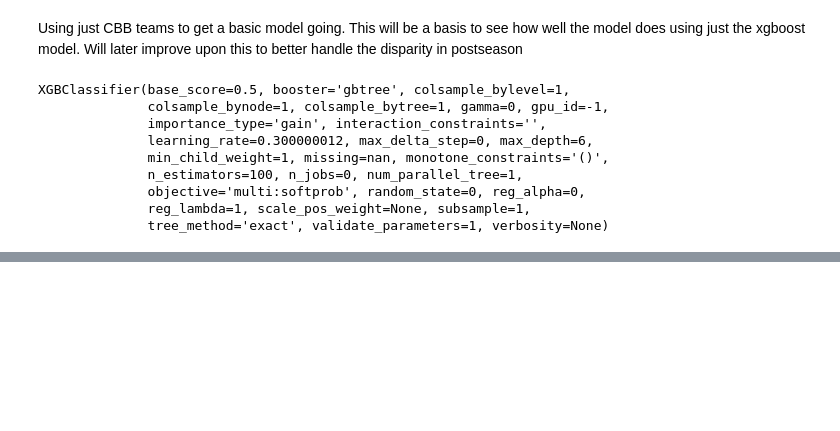
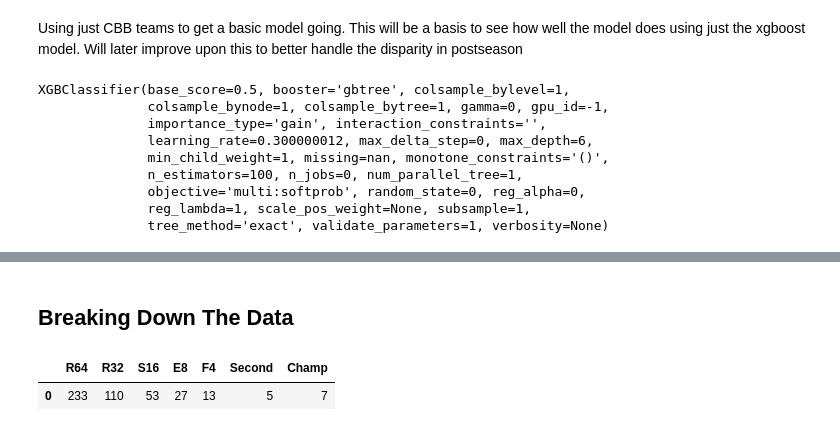
Before and after one commit to Ahila700/College_basketball_analysis, a Jupyter notebook: Modeling.ipynb, the cells around one changed output, grey strips where cells are left out. Cells and saved outputs as stored; diff of their text form; code cells hidden in the pictures; blank space fills up the shorter version.

```diff
--- a/Modeling.ipynb
+++ b/Modeling.ipynb
@@ -110,0 +133,2 @@ accuracy_score(y_test, xgb_pred)
+# %% [markdown]
+## Breaking Down The Data
@@ -110,0 +141,13 @@ accuracy_score(y_test, xgb_pred)
+# %%
+pd.read_sql("""SELECT
+               SUM(CASE WHEN Predicted_Finish = 'Round_of_64' THEN 1 ELSE 0 END) as R64,
+               SUM(CASE WHEN Predicted_Finish = 'Round_of_32' THEN 1 ELSE 0 END) as R32,
+               SUM(CASE WHEN Predicted_Finish = 'Sweet_16' THEN 1 ELSE 0 END) as S16,
+               SUM(CASE WHEN Predicted_Finish = 'Elite_8' THEN 1 ELSE 0 END) as E8,
+               SUM(CASE WHEN Predicted_Finish = 'Final_4' THEN 1 ELSE 0 END) as F4,
+               SUM(CASE WHEN Predicted_Finish = 'Second_Place' THEN 1 ELSE 0 END) as Second,
+               SUM(CASE WHEN Predicted_Finish = 'Champion' THEN 1 ELSE 0 END) as Champ
+               FROM model1""",con)
+# %% [output]
+|  | R64 | R32 | S16 | E8 | F4 | Second | Champ |
+| 0 | 233 | 110 | 53 | 27 | 13 | 5 | 7 |
```
Also changed, not shown: parts of 17 cells of this notebook, 2 other files.
